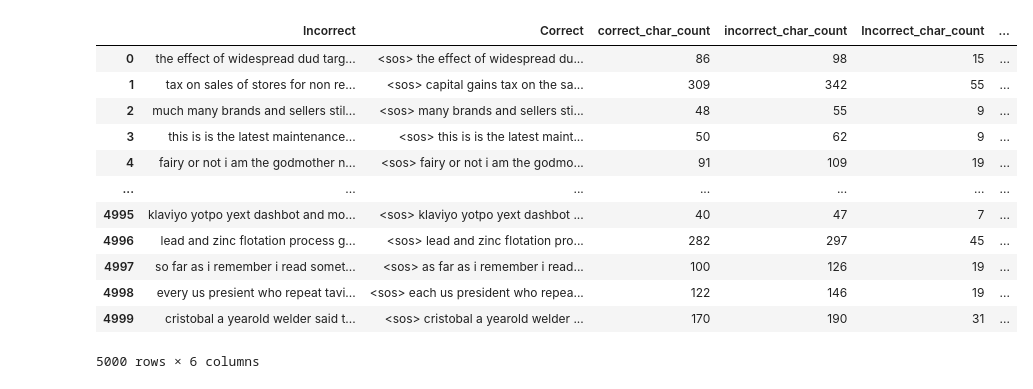
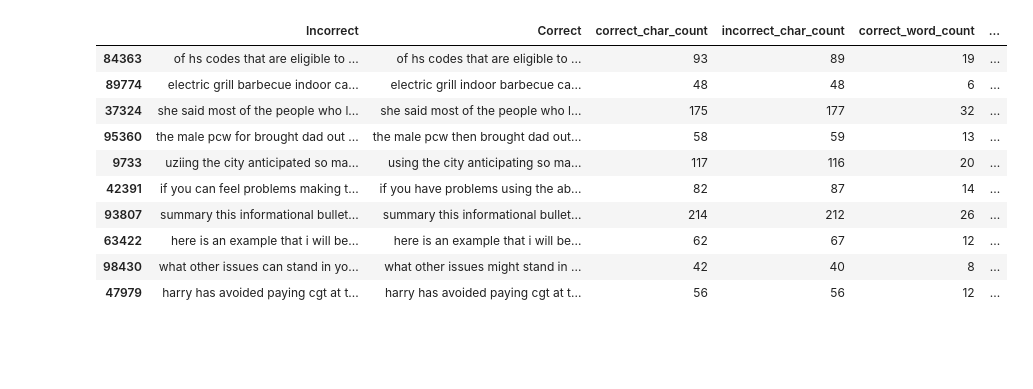
Before and after one commit to Aelzi/ML-NaraSpeak, a Jupyter notebook: data_extract_And_Prepros.ipynb, the cells around one changed output. Cells and saved outputs as stored; diff of their text form; code cells hidden in the pictures; blank space fills up the shorter version.

```diff
--- a/data_extract_And_Prepros.ipynb
+++ b/data_extract_And_Prepros.ipynb
@@ -24,0 +236,4 @@ df
+# %%
+
+# df['Incorrect'] = df['Incorrect'].progress_apply(clean)
+df['Incorrect'] = df['Incorrect'].progress_apply(expand_contractions)
@@ -74,31 +304,22 @@ def TrueSentence_preprocessing(col) :
     df[col] = df[col].apply(lambda x: re.sub(r'\s+',' ',x))
     df[col] = df[col].apply(lambda x: re.sub(r"[-()\"#/@;:<>{}`+=~|.!?,।]", "", x))
     df[col] = df[col].apply(lambda x: x.strip())
-    df[col] = "<sos> " + df[col] + " <eos>"
+    # df[col] = "<sos> " + df[col] + " <eos>"
     return df
 # %%
 df = WrongSentence_preprocessing('Incorrect')
 df = TrueSentence_preprocessing('Correct')
-# %%
-
-df['Incorrect_char_count'] = df['Incorrect'].astype('str').apply(lambda x:len(x))
-df['Correct_char_count'] = df['Correct'].astype('str').apply(lambda x:len(x))
-# %%
-df['Incorrect_char_count']  = df['Incorrect'].astype('str').apply(lambda x:len(x.split()))
-df['Correct_char_count']  = df['Correct'].astype('str').apply(lambda x:len(x.split()))
 # %%
-df
+df.sample(10)
 # %% [output]
-|  | Incorrect | Correct | correct_char_count | incorrect_char_count | Incorrect_char_count | ... |
-| 0 | the effect of widespread dud targ... | <sos> the effect of widespread du... | 86 | 98 | 15 | ... |
-| 1 | tax on sales of stores for non re... | <sos> capital gains tax on the sa... | 309 | 342 | 55 | ... |
-| 2 | much many brands and sellers stil... | <sos> many brands and sellers sti... | 48 | 55 | 9 | ... |
-| 3 | this is is the latest maintenance... | <sos> this is is the latest maint... | 50 | 62 | 9 | ... |
-| 4 | fairy or not i am the godmother n... | <sos> fairy or not i am the godmo... | 91 | 109 | 19 | ... |
-| ... | ... | ... | ... | ... | ... | ... |
-| 4995 | klaviyo yotpo yext dashbot and mo... | <sos> klaviyo yotpo yext dashbot ... | 40 | 47 | 7 | ... |
-| 4996 | lead and zinc flotation process g... | <sos> lead and zinc flotation pro... | 282 | 297 | 45 | ... |
-| 4997 | so far as i remember i read somet... | <sos> as far as i remember i read... | 100 | 126 | 19 | ... |
-| 4998 | every us presient who repeat tavi... | <sos> each us president who repea... | 122 | 146 | 19 | ... |
-| 4999 | cristobal a yearold welder said t... | <sos> cristobal a yearold welder ... | 170 | 190 | 31 | ... |
+|  | Incorrect | Correct | correct_char_count | incorrect_char_count | correct_word_count | ... |
+| 84363 | of hs codes that are eligible to ... | of hs codes that are eligible to ... | 93 | 89 | 19 | ... |
+| 89774 | electric grill barbecue indoor ca... | electric grill indoor barbecue ca... | 48 | 48 | 6 | ... |
+| 37324 | she said most of the people who l... | she said most of the people who l... | 175 | 177 | 32 | ... |
+| 95360 | the male pcw for brought dad out ... | the male pcw then brought dad out... | 58 | 59 | 13 | ... |
+| 9733 | uziing the city anticipated so ma... | using the city anticipating so ma... | 117 | 116 | 20 | ... |
+| 42391 | if you can feel problems making t... | if you have problems using the ab... | 82 | 87 | 14 | ... |
+| 93807 | summary this informational bullet... | summary this informational bullet... | 214 | 212 | 26 | ... |
+| 63422 | here is an example that i will be... | here is an example that i will be... | 62 | 67 | 12 | ... |
+| 98430 | what other issues can stand in yo... | what other issues might stand in ... | 42 | 40 | 8 | ... |
+| 47979 | harry has avoided paying cgt at t... | harry has avoided paying cgt at t... | 56 | 56 | 12 | ... |
-5000 rows × 6 columns
```
Also changed, not shown: parts of 48 cells of this notebook, 2 other files.
